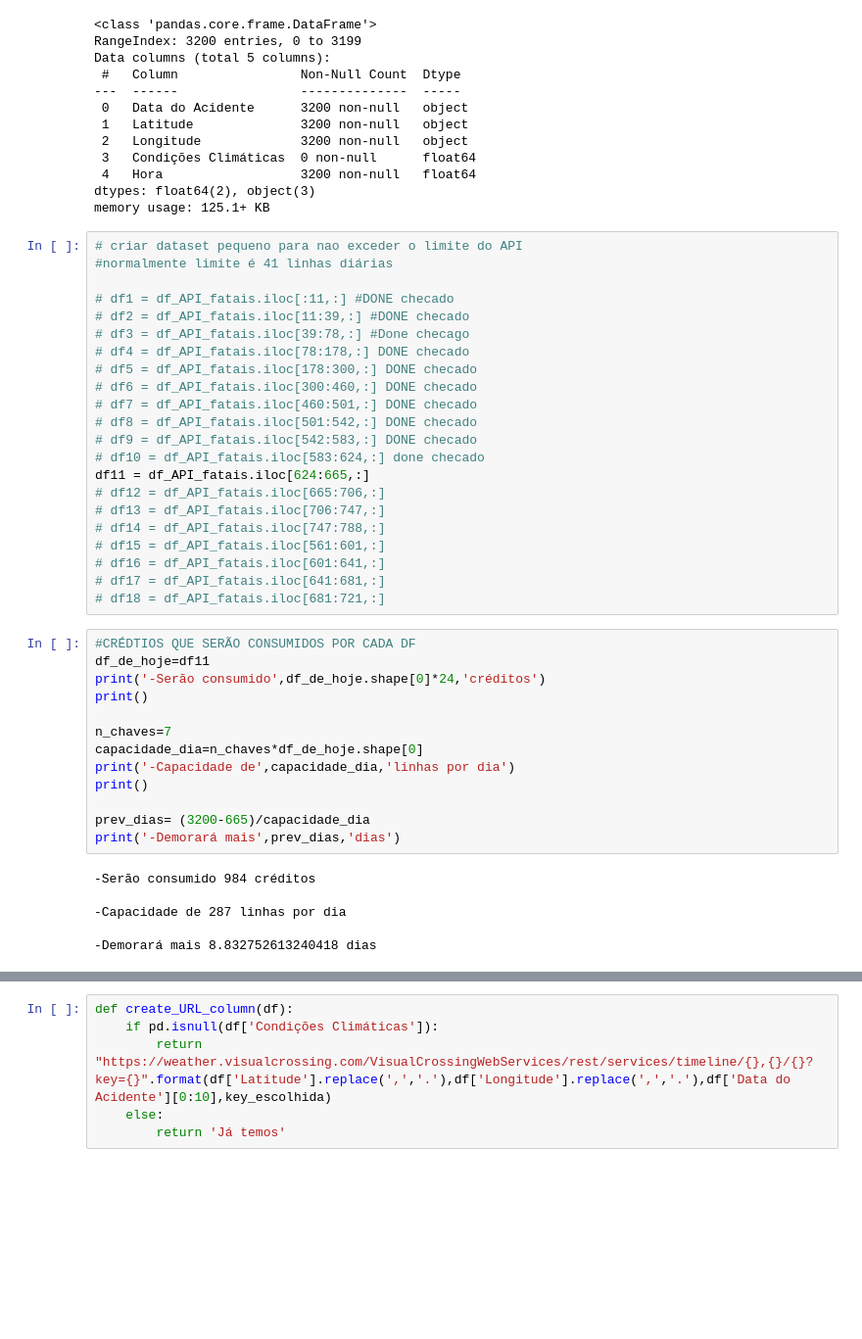
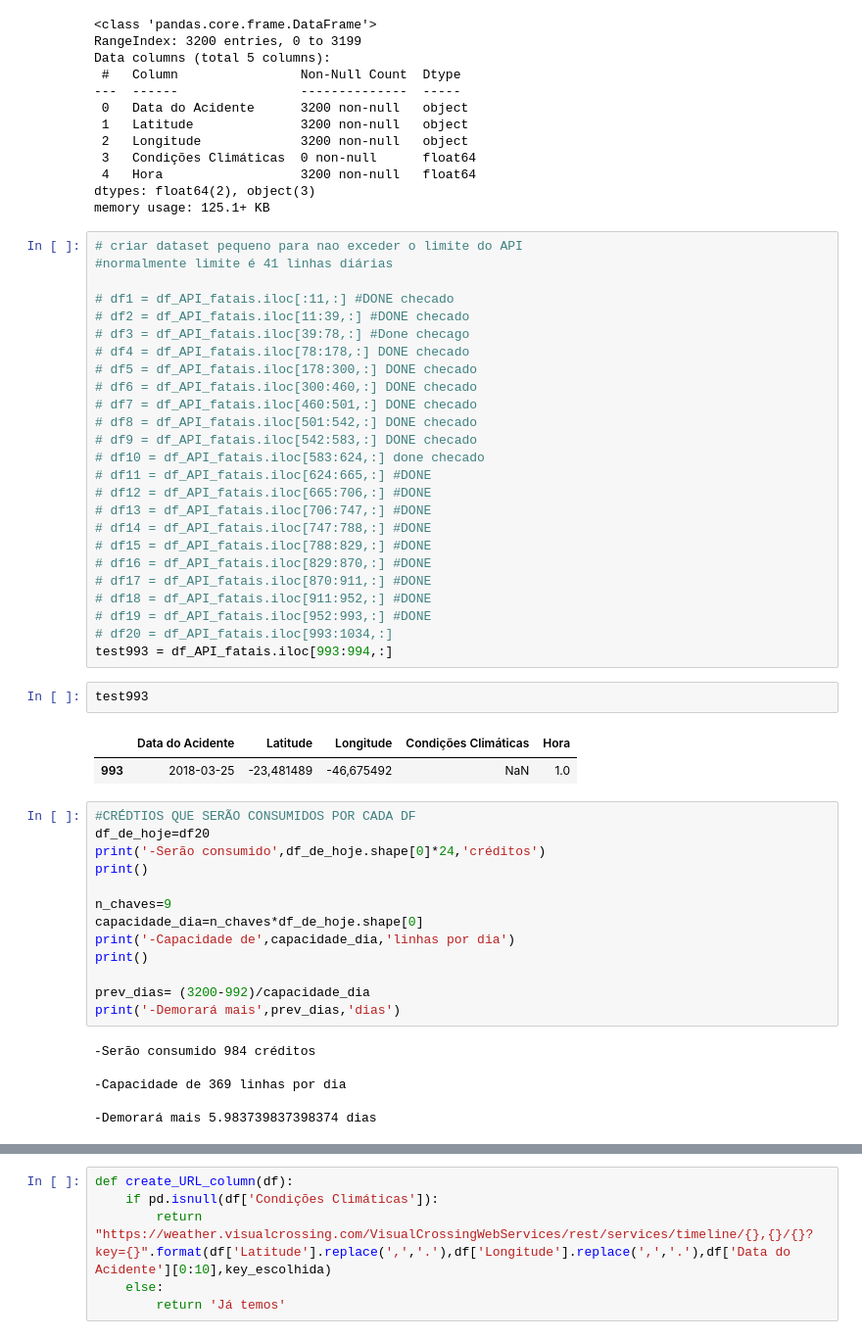
Before and after one commit to renatolotto/Projeto-TERA-Data-Science---Acidentes-Motocicletas, a Jupyter notebook: 03_Weather_API.ipynb, the cells around one changed output, grey strips where cells are left out. Shown at 98% size. Drawn from its saved outputs; the diff is of its cells as text; blank space fills up the shorter version.

```diff
--- a/03_Weather_API.ipynb
+++ b/03_Weather_API.ipynb
@@ -34,32 +34,40 @@ memory usage: 125.1+ KB
 # df8 = df_API_fatais.iloc[501:542,:] DONE checado
 # df9 = df_API_fatais.iloc[542:583,:] DONE checado
 # df10 = df_API_fatais.iloc[583:624,:] done checado
-df11 = df_API_fatais.iloc[624:665,:]
-# df12 = df_API_fatais.iloc[665:706,:]
-# df13 = df_API_fatais.iloc[706:747,:]
-# df14 = df_API_fatais.iloc[747:788,:]
-# df15 = df_API_fatais.iloc[561:601,:]
-# df16 = df_API_fatais.iloc[601:641,:]
-# df17 = df_API_fatais.iloc[641:681,:]
-# df18 = df_API_fatais.iloc[681:721,:]
+# df11 = df_API_fatais.iloc[624:665,:] #DONE
+# df12 = df_API_fatais.iloc[665:706,:] #DONE
+# df13 = df_API_fatais.iloc[706:747,:] #DONE
+# df14 = df_API_fatais.iloc[747:788,:] #DONE
+# df15 = df_API_fatais.iloc[788:829,:] #DONE
+# df16 = df_API_fatais.iloc[829:870,:] #DONE
+# df17 = df_API_fatais.iloc[870:911,:] #DONE
+# df18 = df_API_fatais.iloc[911:952,:] #DONE
+# df19 = df_API_fatais.iloc[952:993,:] #DONE
+# df20 = df_API_fatais.iloc[993:1034,:]
+test993 = df_API_fatais.iloc[993:994,:]
+# %%
+test993
+# %% [output]
+|  | Data do Acidente | Latitude | Longitude | Condições Climáticas | Hora |
+| 993 | 2018-03-25 | -23,481489 | -46,675492 | NaN | 1.0 |
 # %%
 #CRÉDTIOS QUE SERÃO CONSUMIDOS POR CADA DF
-df_de_hoje=df11
+df_de_hoje=df20
 print('-Serão consumido',df_de_hoje.shape[0]*24,'créditos')
 print()
 
-n_chaves=7
+n_chaves=9
 capacidade_dia=n_chaves*df_de_hoje.shape[0]
 print('-Capacidade de',capacidade_dia,'linhas por dia')
 print()
 
-prev_dias= (3200-665)/capacidade_dia
+prev_dias= (3200-992)/capacidade_dia
 print('-Demorará mais',prev_dias,'dias')
 # %% [output]
 -Serão consumido 984 créditos
 
--Capacidade de 287 linhas por dia
+-Capacidade de 369 linhas por dia
 
--Demorará mais 8.832752613240418 dias
+-Demorará mais 5.983739837398374 dias
 # %%
 # ESCOLHER DF AQUI E RODAR DAQUI PRA BAIXO
```
Also changed, not shown: parts of 5 cells of this notebook, 10 other files.
